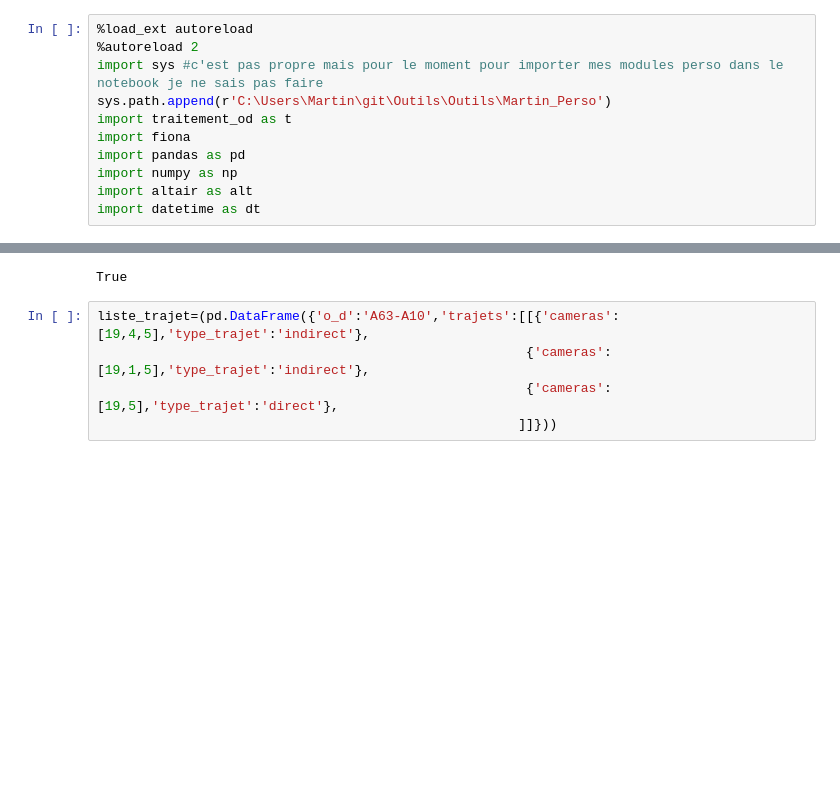
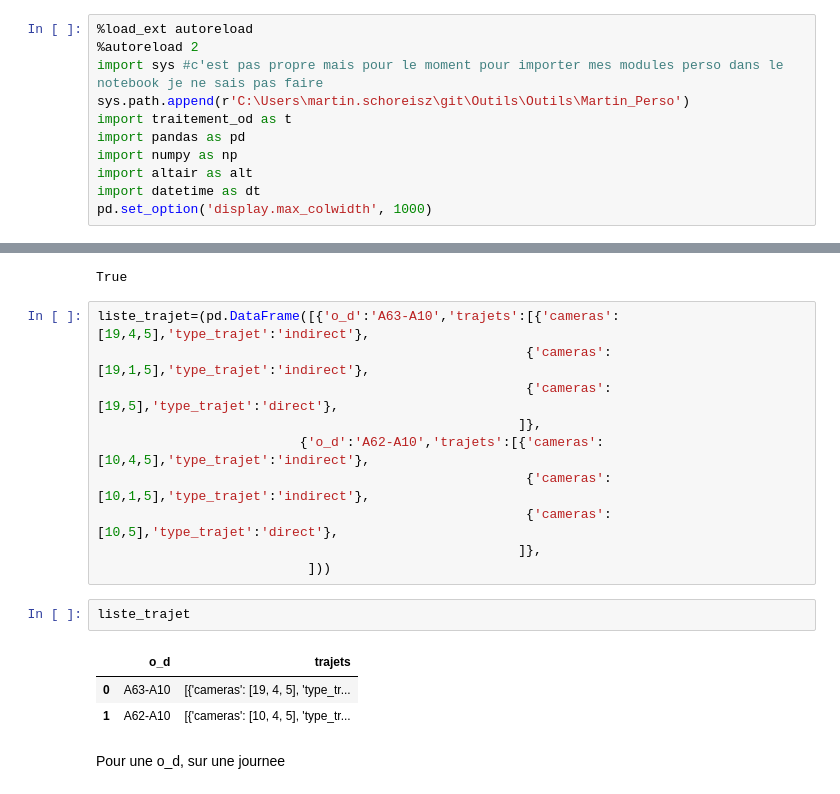
Before and after one commit to nantodevison/lapi, a Jupyter notebook: Carto_Lapi/Analyse/classe_traj_indirect.ipynb, the cells around one changed output, grey strips where cells are left out. Cells and saved outputs as stored; diff of their text form; blank space fills up the shorter version.

```diff
--- a/Carto_Lapi/Analyse/classe_traj_indirect.ipynb
+++ b/Carto_Lapi/Analyse/classe_traj_indirect.ipynb
@@ -4,11 +4,11 @@ Test du projet de class trajets indirect
 %load_ext autoreload
 %autoreload 2
 import sys #c'est pas propre mais pour le moment pour importer mes modules perso dans le notebook je ne sais pas faire
-sys.path.append(r'C:\Users\Martin\git\Outils\Outils\Martin_Perso')
+sys.path.append(r'C:\Users\martin.schoreisz\git\Outils\Outils\Martin_Perso')
 import traitement_od as t
-import fiona
 import pandas as pd
 import numpy as np
 import altair as alt
 import datetime as dt
+pd.set_option('display.max_colwidth', 1000)
 # %% [output]
@@ -40,9 +25,22 @@ toto.df_transit.empty
 # %% [output]
 True
 # %%
-liste_trajet=(pd.DataFrame({'o_d':'A63-A10','trajets':[[{'cameras':[19,4,5],'type_trajet':'indirect'},
+liste_trajet=(pd.DataFrame([{'o_d':'A63-A10','trajets':[{'cameras':[19,4,5],'type_trajet':'indirect'},
                                                        {'cameras':[19,1,5],'type_trajet':'indirect'},
                                                        {'cameras':[19,5],'type_trajet':'direct'},
-                                                      ]]}))
+                                                      ]},
+                          {'o_d':'A62-A10','trajets':[{'cameras':[10,4,5],'type_trajet':'indirect'},
+                                                       {'cameras':[10,1,5],'type_trajet':'indirect'},
+                                                       {'cameras':[10,5],'type_trajet':'direct'},
+                                                      ]},
+                           ]))
+# %%
+liste_trajet
+# %% [output]
+|  | o_d | trajets |
+| 0 | A63-A10 | [{'cameras': [19, 4, 5], 'type_tr... |
+| 1 | A62-A10 | [{'cameras': [10, 4, 5], 'type_tr... |
+# %% [markdown]
+Pour une o_d, sur une journee
 # %%
 dates= pd.date_range('2019-01-29', periods=24, freq='H')
```
Also changed, not shown: parts of 10 cells of this notebook.
